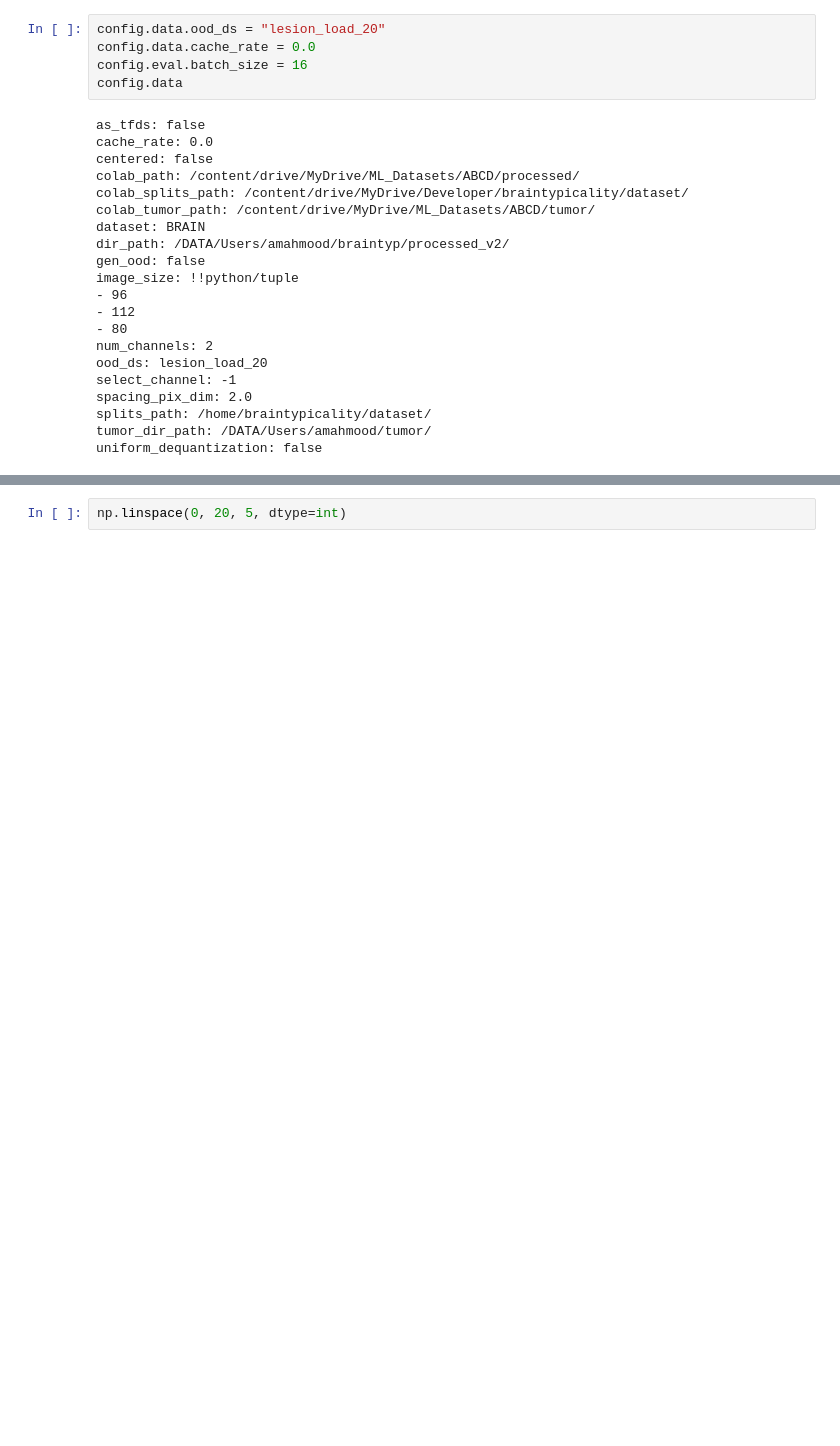
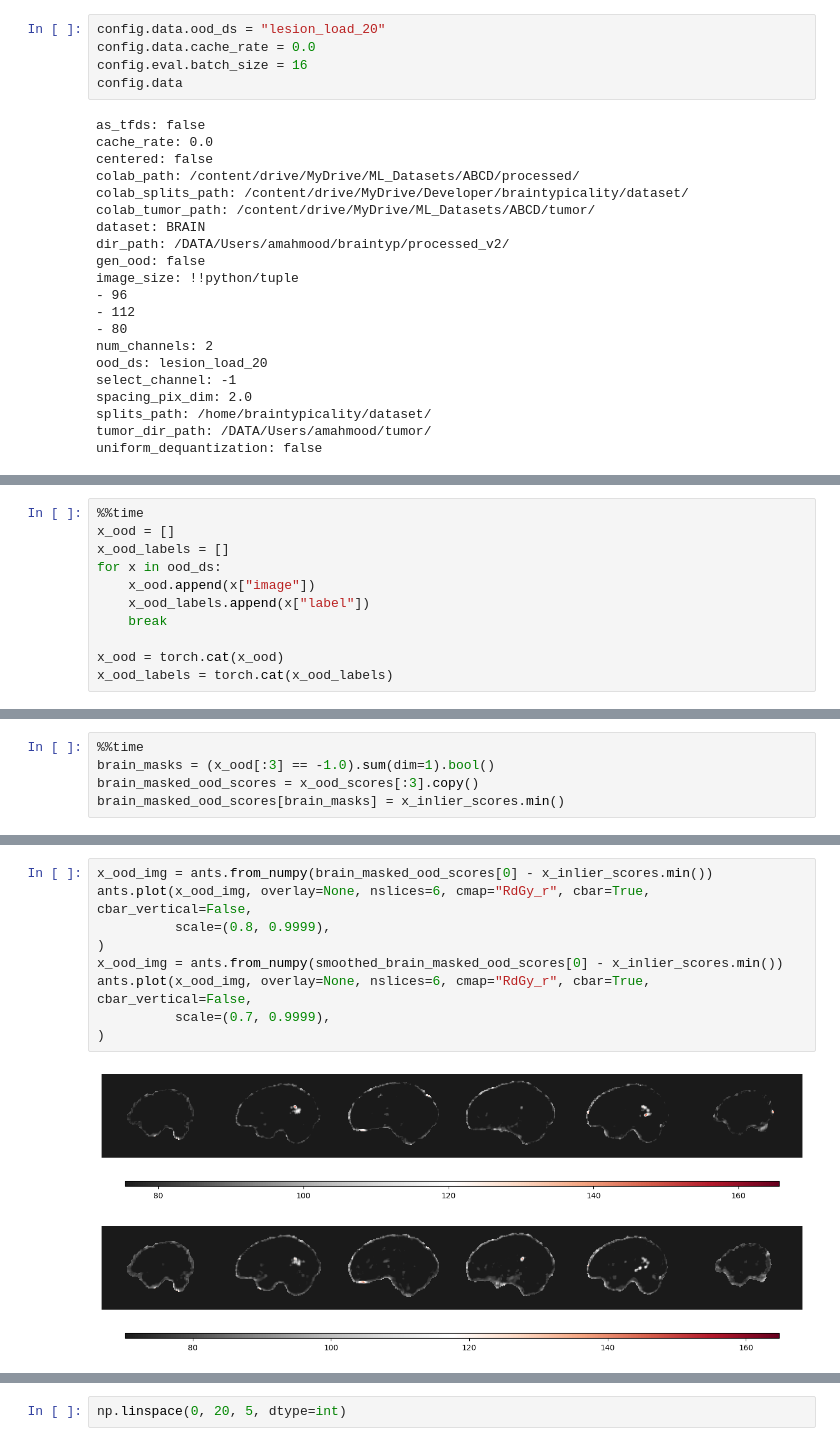
Before and after one commit to ahsanMah/braintypicality, a Jupyter notebook: notebooks/flow_eval.ipynb, the cells around one changed output, grey strips where cells are left out. Drawn from its saved outputs; the diff is of its cells as text; blank space fills up the shorter version.

```diff
--- a/notebooks/flow_eval.ipynb
+++ b/notebooks/flow_eval.ipynb
@@ -891,0 +94,11 @@ def plot_normalized_slices(
+# %%
+%%time
+x_ood = []
+x_ood_labels = []
+for x in ood_ds:
+    x_ood.append(x["image"])
+    x_ood_labels.append(x["label"])
+    break
+
+x_ood = torch.cat(x_ood)
+x_ood_labels = torch.cat(x_ood_labels)
@@ -891,0 +164,5 @@ def plot_normalized_slices(
+# %%
+%%time
+brain_masks = (x_ood[:3] == -1.0).sum(dim=1).bool()
+brain_masked_ood_scores = x_ood_scores[:3].copy()
+brain_masked_ood_scores[brain_masks] = x_inlier_scores.min()
@@ -891,0 +218,12 @@ def plot_normalized_slices(
+# %%
+x_ood_img = ants.from_numpy(brain_masked_ood_scores[0] - x_inlier_scores.min())
+ants.plot(x_ood_img, overlay=None, nslices=6, cmap="RdGy_r", cbar=True, cbar_vertical=False,
+          scale=(0.8, 0.9999),
+)
+x_ood_img = ants.from_numpy(smoothed_brain_masked_ood_scores[0] - x_inlier_scores.min())
+ants.plot(x_ood_img, overlay=None, nslices=6, cmap="RdGy_r", cbar=True, cbar_vertical=False,
+          scale=(0.7, 0.9999),
+)
+# %% [output]
+[figure, added]
+[figure, added]
```
Also changed, not shown: parts of 89 cells of this notebook.
